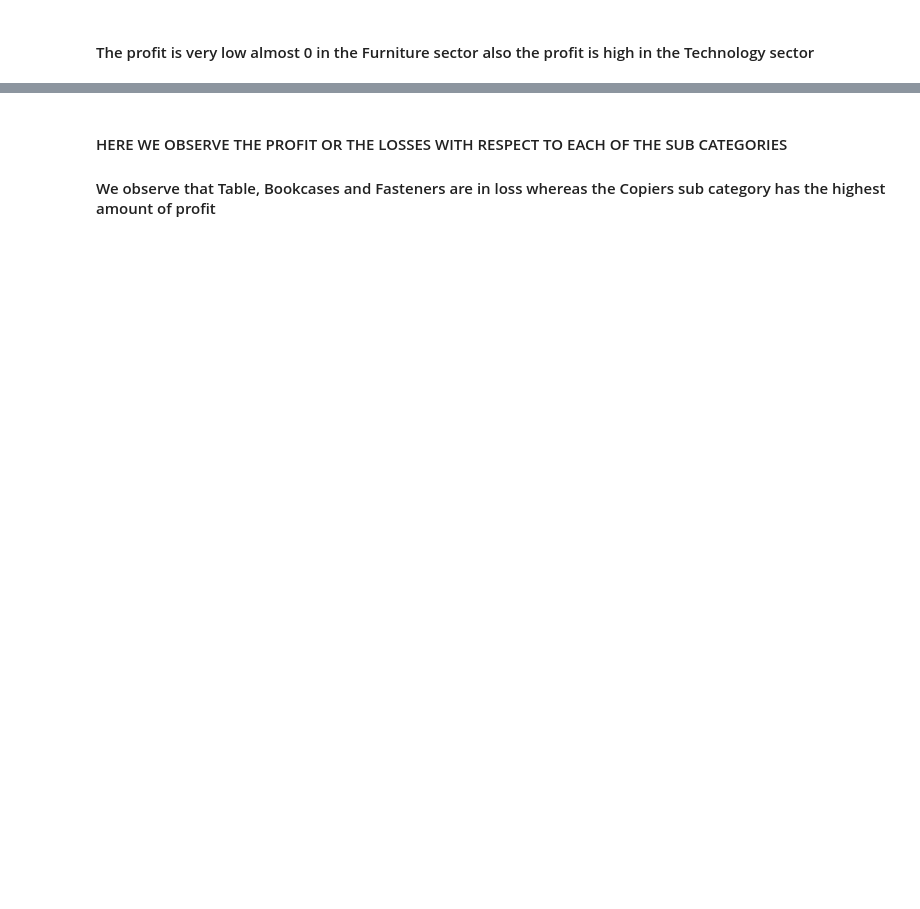
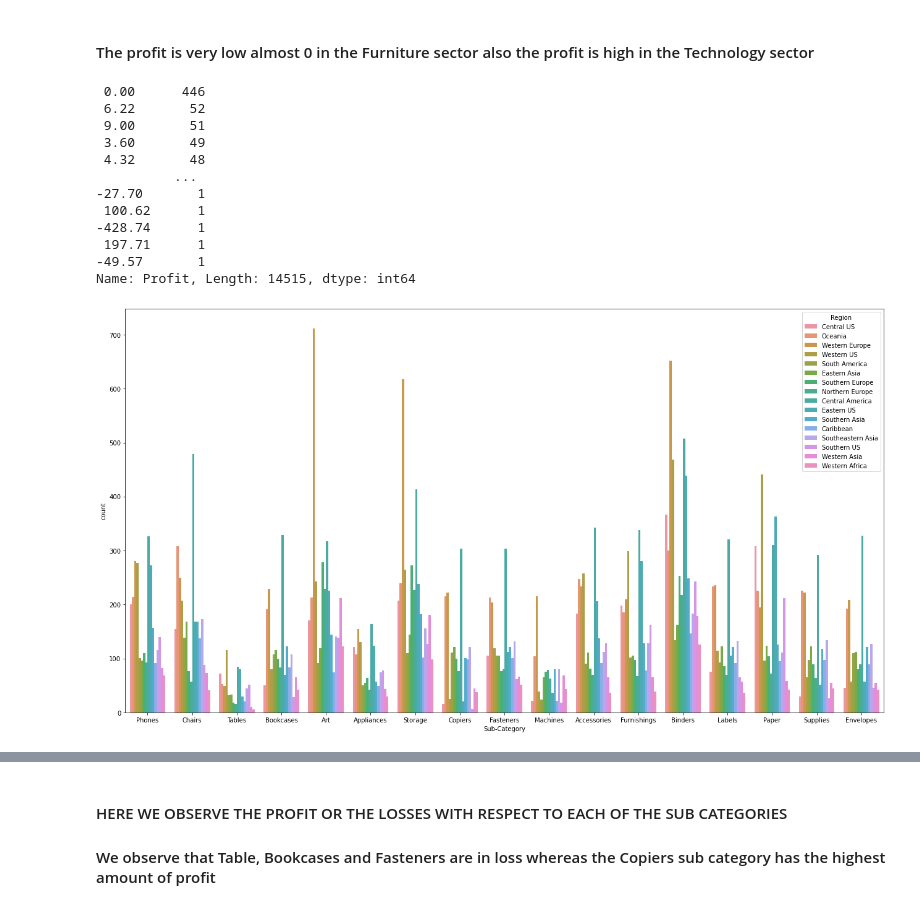
Before and after one commit to rachael-meinders/superstore, a Jupyter notebook: superstore analysis folder/pandas sales analysis2.ipynb, the cells around one changed output, grey strips where cells are left out. Drawn from its saved outputs; the diff is of its cells as text; code cells hidden in the pictures; blank space fills up the shorter version.

```diff
--- a/superstore analysis folder/pandas sales analysis2.ipynb
+++ b/superstore analysis folder/pandas sales analysis2.ipynb
@@ -277,9 +279,23 @@ plt.show()
 # %% [markdown]
 #### The profit is very low almost 0 in the Furniture sector also the profit is high in the Technology sector
 # %%
-plt.figure(figsize=(15,8))
+plt.figure(figsize=(22,12))
 sns.countplot(x='Sub-Category',hue='Region',data=df)
 print(df['Profit'].value_counts())
+# %% [output]
+ 0.00      446
+ 6.22       52
+ 9.00       51
+ 3.60       49
+ 4.32       48
+          ...
+-27.70       1
+ 100.62      1
+-428.74      1
+ 197.71      1
+-49.57       1
+Name: Profit, Length: 14515, dtype: int64
+[figure, added]
 # %%
 plt.figure(figsize=(15,8))
 sns.countplot(x='Sub-Category',hue='Segment',data=df)
```
Also changed, not shown: parts of 7 cells of this notebook, 5 other files.
